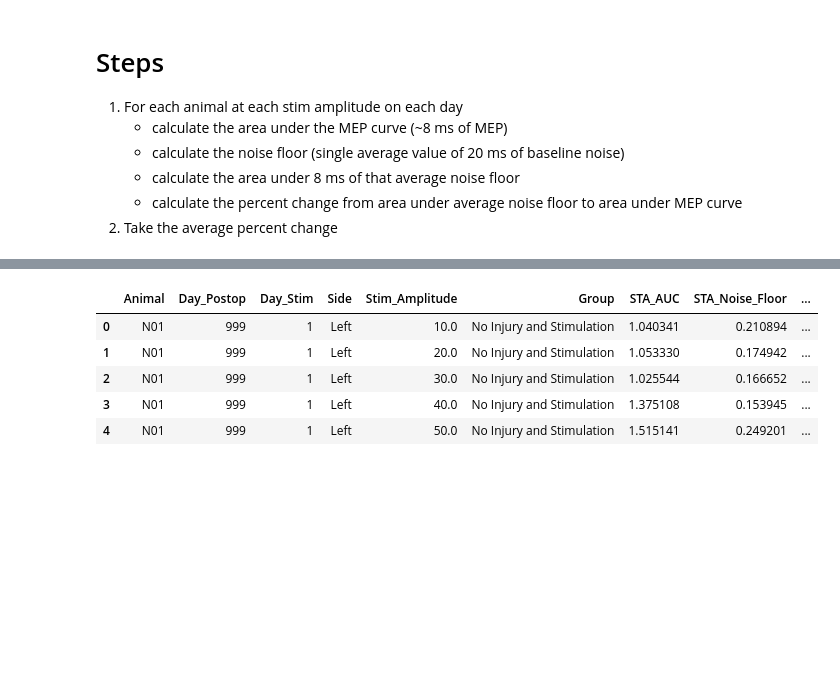
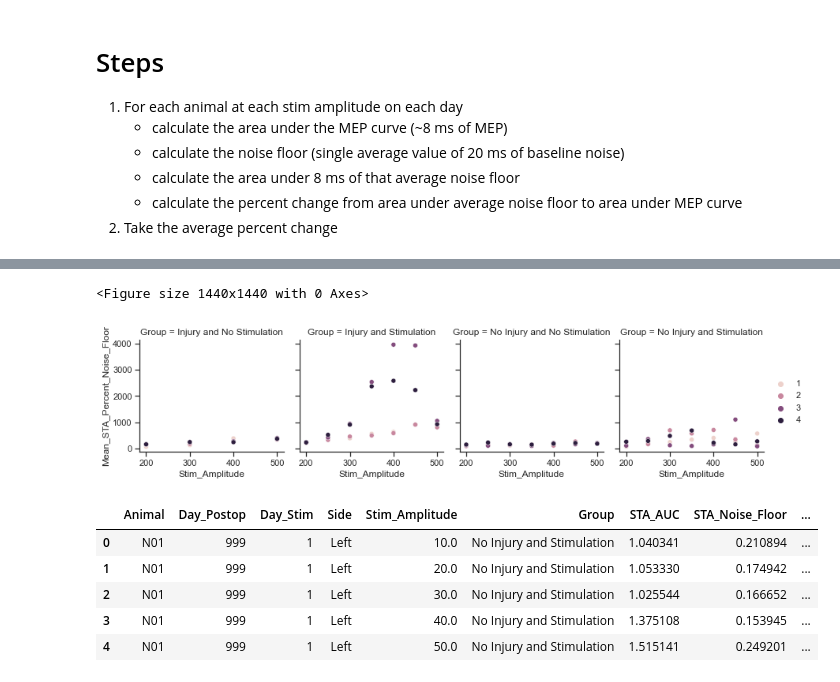
Before and after one commit to IanGMalone/Evoked_Potential_Analysis, a Jupyter notebook: Motor Evoked Potential Analyses.ipynb, the cells around one changed output, grey strips where cells are left out. Drawn from its saved outputs; the diff is of its cells as text; code cells hidden in the pictures; blank space fills up the shorter version.

```diff
--- a/Motor Evoked Potential Analyses.ipynb
+++ b/Motor Evoked Potential Analyses.ipynb
@@ -258,0 +294,11 @@ df_auc.head()
+# %%
+df_peak_change['Injury'] = df_peak_change.apply(injury, axis=1)
+df_peak_change['Stimulation'] = df_peak_change.apply(stimulation, axis=1)
+#df_peak_change.head(50)
+#df_abstract.groupby(['Group'])['STA_Percent_Noise_Floor'].agg(['mean','sem']).reset_index()
+# %%
+df_peak_change = df_peak_change.drop(columns=['Day_Postop', 'Side', 'STA_Peak', 'STA_Noise_Floor'])
+# %%
+df_peak_change.rename(columns = {'STA_Percent_Noise_Floor':'Peak_Percent_Noise_Floor'}, inplace = True)
+
+df_peak_change.head()
@@ -258,0 +312,5 @@ df_auc.head()
+# %%
+df_mean_day_peak_change = df_peak_change.copy()
+df_mean_day_peak_change = df_mean_day_peak_change.groupby(['Day_Stim', 'Stim_Amplitude', 'Group'])['STA_Percent_Noise_Floor'].agg('mean').reset_index()
+df_mean_day_peak_change = df_mean_day_peak_change.rename(columns={'STA_Percent_Noise_Floor':'Mean_STA_Percent_Noise_Floor'})
+df_mean_day_peak_change.head()
@@ -259,3 +324,14 @@ df_auc.head()
+# %%
+stim_amp_list = [200, 250, 300, 350, 400, 450, 500]
+
+plt.figure(figsize=(20,20))
+# sns.set(font_scale=2)
+sns.set_style("ticks")
+g = sns.FacetGrid(df_mean_day_peak_change[(df_mean_day_peak_change['Stim_Amplitude'].isin(stim_amp_list)) & (df_mean_day_peak_change['Day_Stim']>0)], col="Group")
+g = (g.map(sns.scatterplot, "Stim_Amplitude", "Mean_STA_Percent_Noise_Floor", 'Day_Stim').add_legend())
+# %% [output]
+<Figure size 1440x1440 with 0 Axes>
+[figure, added]
 # %%
 # percent change from noise floor to auc for each day
 
```
Also changed, not shown: parts of 28 cells of this notebook.
